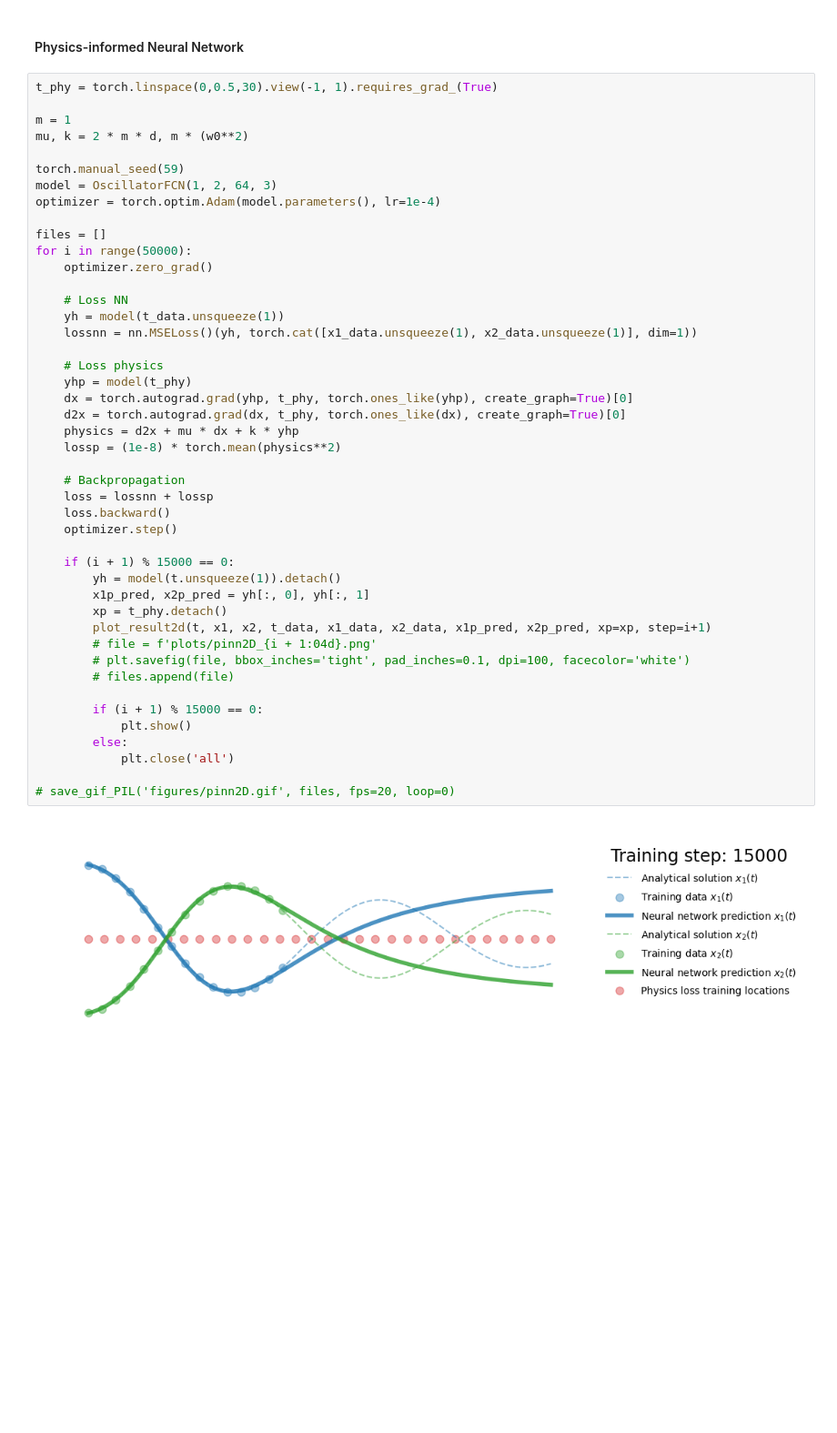
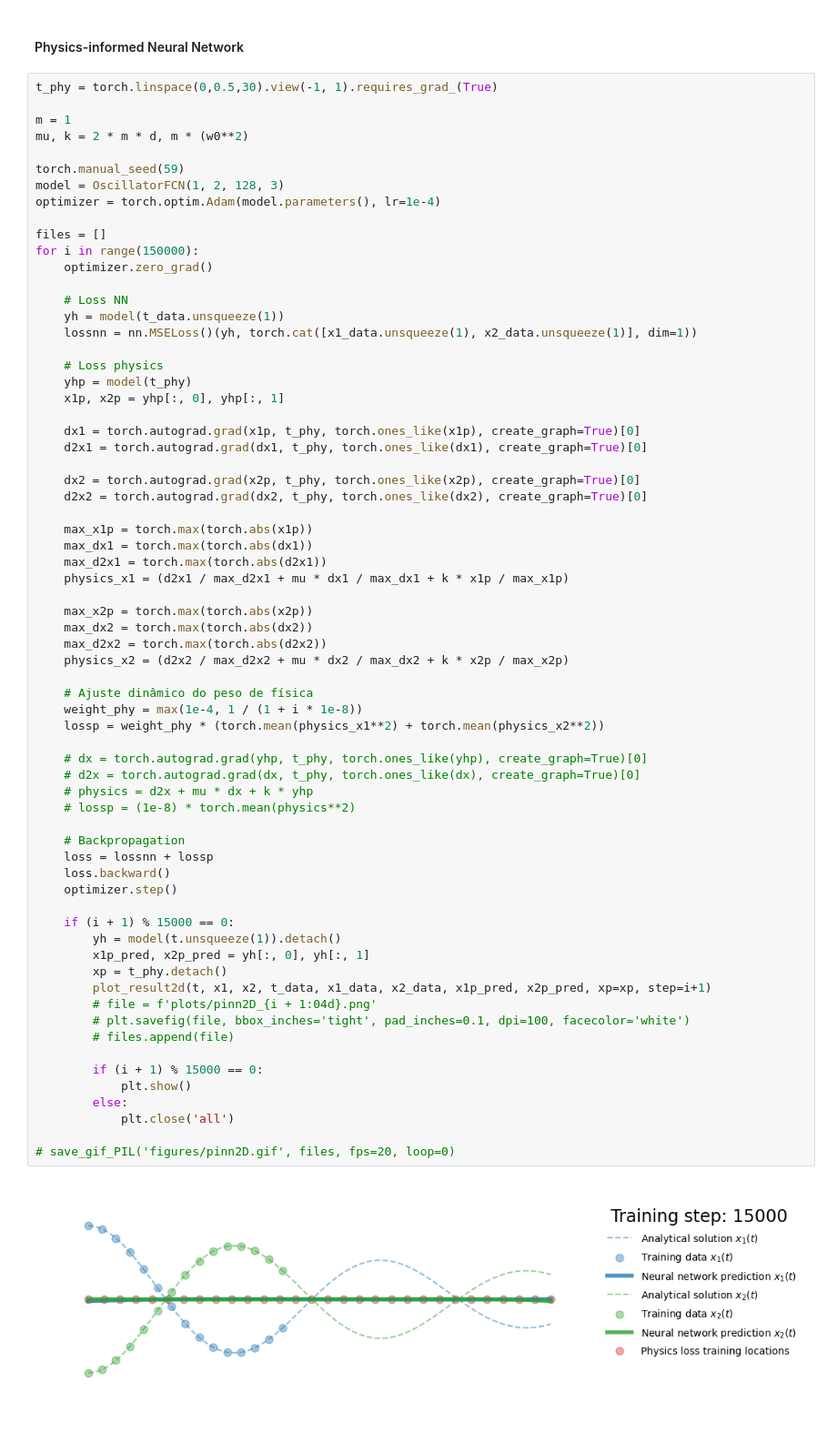
Before and after one commit to FabioDionysio/PINNs, a Jupyter notebook: src/03.Harmonic-oscillator/02.Harmonic-oscillator-2D-Linear.ipynb, the cells around one changed output. Shown at 91% size. Cells and saved outputs as stored; diff of their text form; blank space fills up the shorter version.

Commit message:
Figures

```diff
--- a/src/03.Harmonic-oscillator/02.Harmonic-oscillator-2D-Linear.ipynb
+++ b/src/03.Harmonic-oscillator/02.Harmonic-oscillator-2D-Linear.ipynb
@@ -107,43 +107,65 @@ m = 1
 mu, k = 2 * m * d, m * (w0**2)
 
 torch.manual_seed(59)
-model = OscillatorFCN(1, 2, 64, 3)
+model = OscillatorFCN(1, 2, 128, 3)
 optimizer = torch.optim.Adam(model.parameters(), lr=1e-4)
 
 files = []
-for i in range(50000):
+for i in range(150000):
     optimizer.zero_grad()
 
     # Loss NN
     yh = model(t_data.unsqueeze(1))
     lossnn = nn.MSELoss()(yh, torch.cat([x1_data.unsqueeze(1), x2_data.unsqueeze(1)], dim=1))
 
     # Loss physics
     yhp = model(t_phy)
-    dx = torch.autograd.grad(yhp, t_phy, torch.ones_like(yhp), create_graph=True)[0]
-    d2x = torch.autograd.grad(dx, t_phy, torch.ones_like(dx), create_graph=True)[0]
-    physics = d2x + mu * dx + k * yhp
-    lossp = (1e-8) * torch.mean(physics**2)
+    x1p, x2p = yhp[:, 0], yhp[:, 1]
+
+    dx1 = torch.autograd.grad(x1p, t_phy, torch.ones_like(x1p), create_graph=True)[0]
+    d2x1 = torch.autograd.grad(dx1, t_phy, torch.ones_like(dx1), create_graph=True)[0]
+
+    dx2 = torch.autograd.grad(x2p, t_phy, torch.ones_like(x2p), create_graph=True)[0]
+    d2x2 = torch.autograd.grad(dx2, t_phy, torch.ones_like(dx2), create_graph=True)[0]
+
+    max_x1p = torch.max(torch.abs(x1p))
+    max_dx1 = torch.max(torch.abs(dx1))
+    max_d2x1 = torch.max(torch.abs(d2x1))
+    physics_x1 = (d2x1 / max_d2x1 + mu * dx1 / max_dx1 + k * x1p / max_x1p)
+
+    max_x2p = torch.max(torch.abs(x2p))
+    max_dx2 = torch.max(torch.abs(dx2))
+    max_d2x2 = torch.max(torch.abs(d2x2))
+    physics_x2 = (d2x2 / max_d2x2 + mu * dx2 / max_dx2 + k * x2p / max_x2p)
+
+    # Ajuste dinâmico do peso de física
+    weight_phy = max(1e-4, 1 / (1 + i * 1e-8))
+    lossp = weight_phy * (torch.mean(physics_x1**2) + torch.mean(physics_x2**2))
+
+    # dx = torch.autograd.grad(yhp, t_phy, torch.ones_like(yhp), create_graph=True)[0]
+    # d2x = torch.autograd.grad(dx, t_phy, torch.ones_like(dx), create_graph=True)[0]
+    # physics = d2x + mu * dx + k * yhp
+    # lossp = (1e-8) * torch.mean(physics**2)
 
     # Backpropagation
     loss = lossnn + lossp
     loss.backward()
     optimizer.step()
 
     if (i + 1) % 15000 == 0:
         yh = model(t.unsqueeze(1)).detach()
         x1p_pred, x2p_pred = yh[:, 0], yh[:, 1]
         xp = t_phy.detach()
         plot_result2d(t, x1, x2, t_data, x1_data, x2_data, x1p_pred, x2p_pred, xp=xp, step=i+1)
         # file = f'plots/pinn2D_{i + 1:04d}.png'
         # plt.savefig(file, bbox_inches='tight', pad_inches=0.1, dpi=100, facecolor='white')
         # files.append(file)
 
         if (i + 1) % 15000 == 0:
             plt.show()
         else:
             plt.close('all')
 
 # save_gif_PIL('figures/pinn2D.gif', files, fps=20, loop=0)
 # %% [output]
-[figure, old version]
+[figure, new version]
```
Also changed, not shown: parts of 5 cells of this notebook, 9 other files.
